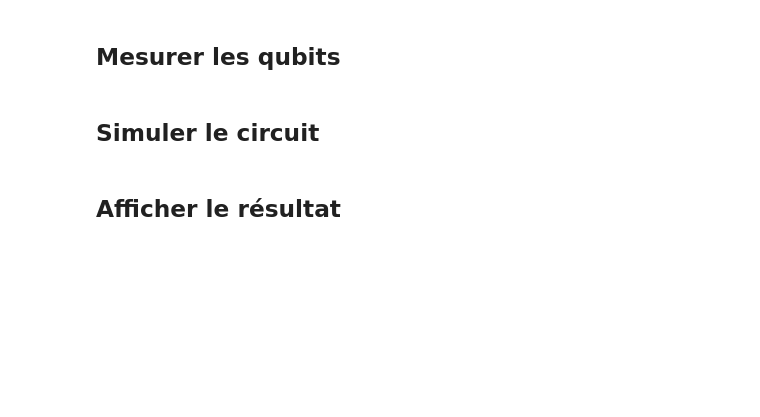
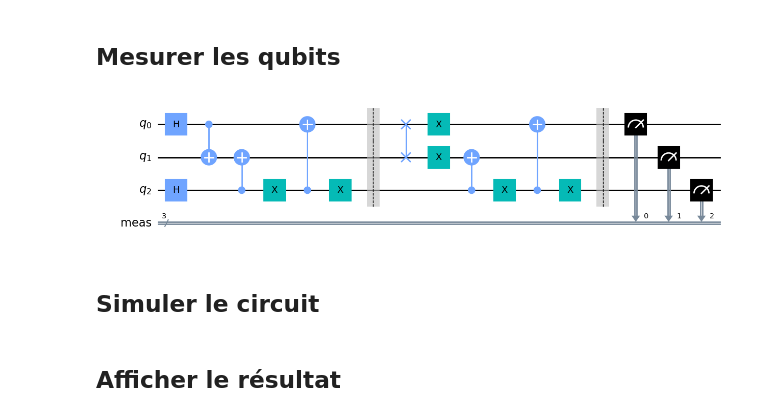
Before and after one commit to AlhusainALASMI/QC, a Jupyter notebook: TP1.ipynb, the cells around one changed output. Cells and saved outputs as stored; diff of their text form; code cells hidden in the pictures; blank space fills up the shorter version.

```diff
--- a/TP1.ipynb
+++ b/TP1.ipynb
@@ -121,6 +124,9 @@ QC.draw(output='mpl')
 ## Mesurer les qubits
 # %%
 QC.measure_all()
+QC.draw(output='mpl')
+# %% [output]
+[figure, added]
 # %% [markdown]
 ## Simuler le circuit
 # %%
```
Also changed, not shown: parts of 7 cells of this notebook.
